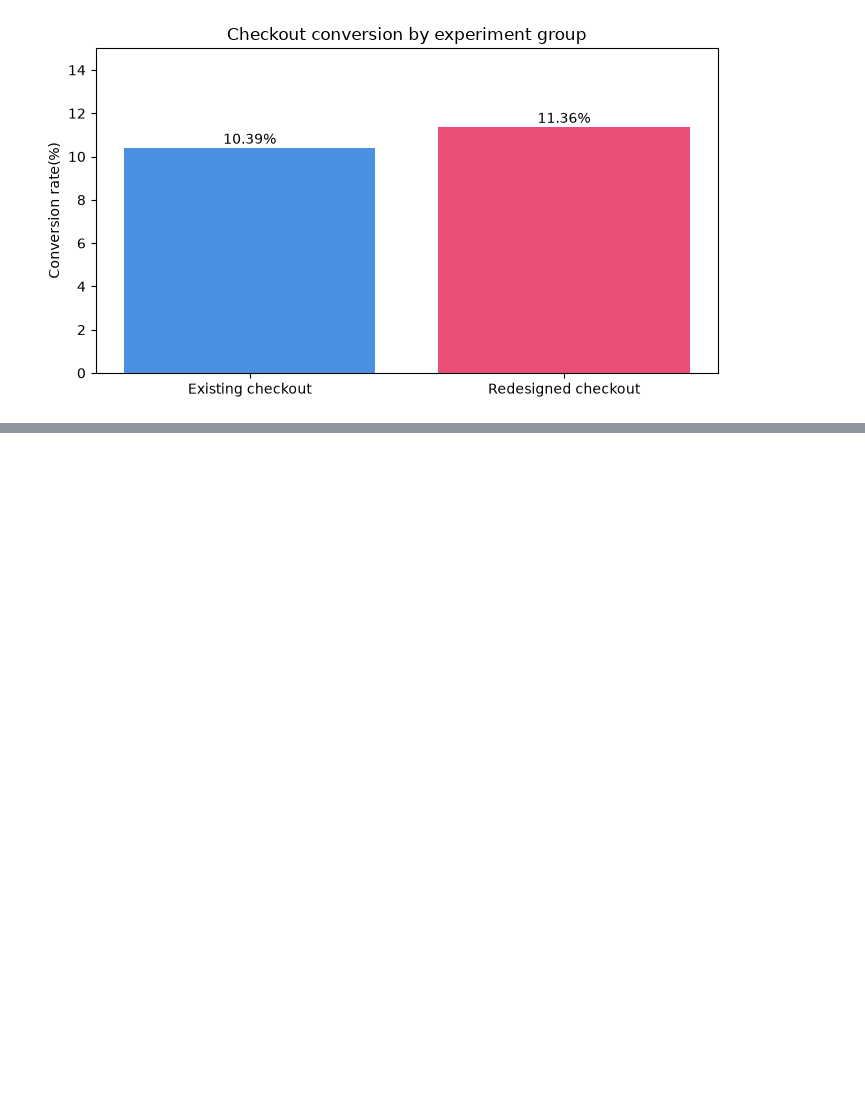
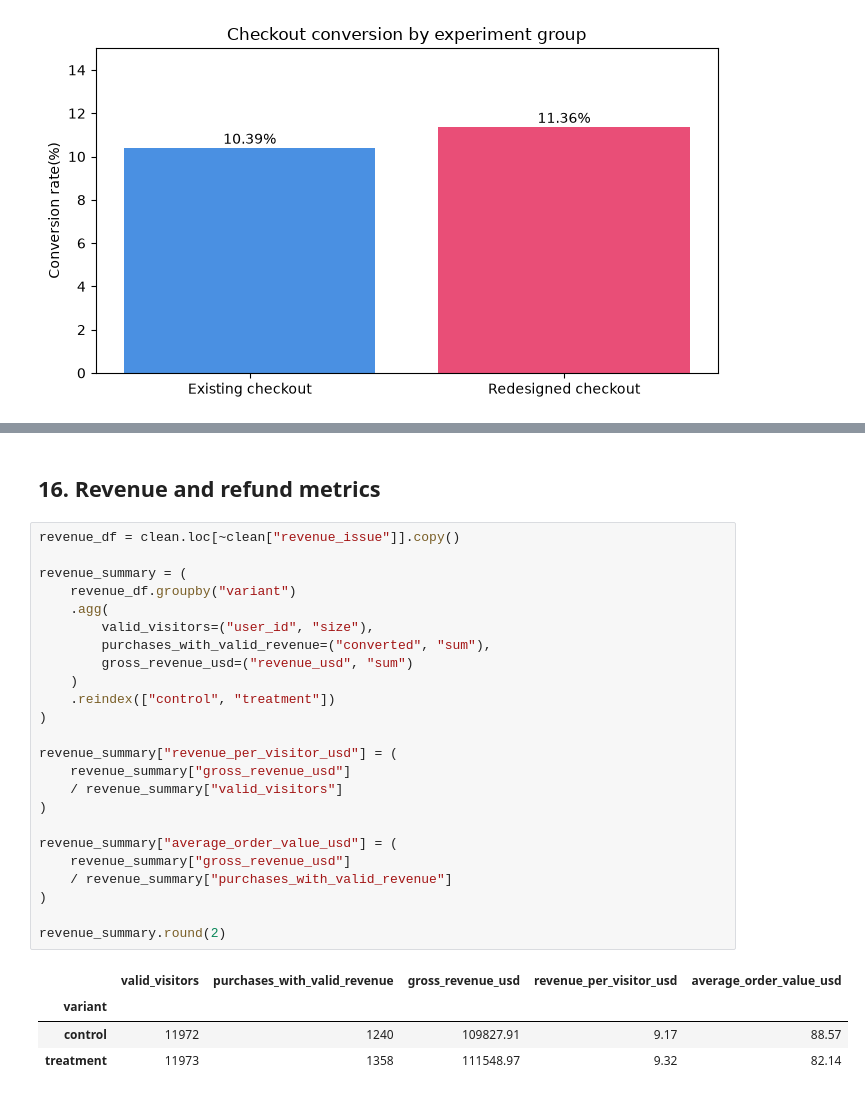
Before and after one commit to mrsmv/ab-testing-checkout-analysis, a Jupyter notebook: 2_notebooks/ab_testing_analysis.ipynb, the cells around one changed output, grey strips where cells are left out. Saved outputs shown, nothing was run; the diff lists cells and outputs as text; blank space fills up the shorter version.

Commit message:
Add revenue impact analysis

```diff
--- a/2_notebooks/ab_testing_analysis.ipynb
+++ b/2_notebooks/ab_testing_analysis.ipynb
@@ -409,0 +483,31 @@ plt.show()
+# %% [markdown]
+## 16. Revenue and refund metrics
+# %%
+revenue_df = clean.loc[~clean["revenue_issue"]].copy()
+
+revenue_summary = (
+    revenue_df.groupby("variant")
+    .agg(
+        valid_visitors=("user_id", "size"),
+        purchases_with_valid_revenue=("converted", "sum"),
+        gross_revenue_usd=("revenue_usd", "sum")
+    )
+    .reindex(["control", "treatment"])
+)
+
+revenue_summary["revenue_per_visitor_usd"] = (
+    revenue_summary["gross_revenue_usd"]
+    / revenue_summary["valid_visitors"]
+)
+
+revenue_summary["average_order_value_usd"] = (
+    revenue_summary["gross_revenue_usd"]
+    / revenue_summary["purchases_with_valid_revenue"]
+)
+
+revenue_summary.round(2)
+# %% [output]
+|  | valid_visitors | purchases_with_valid_revenue | gross_revenue_usd | revenue_per_visitor_usd | average_order_value_usd |
+| variant |  |  |  |  |  |
+| control | 11972 | 1240 | 109827.91 | 9.17 | 88.57 |
+| treatment | 11973 | 1358 | 111548.97 | 9.32 | 82.14 |
```
Also changed, not shown: parts of 16 cells of this notebook.
